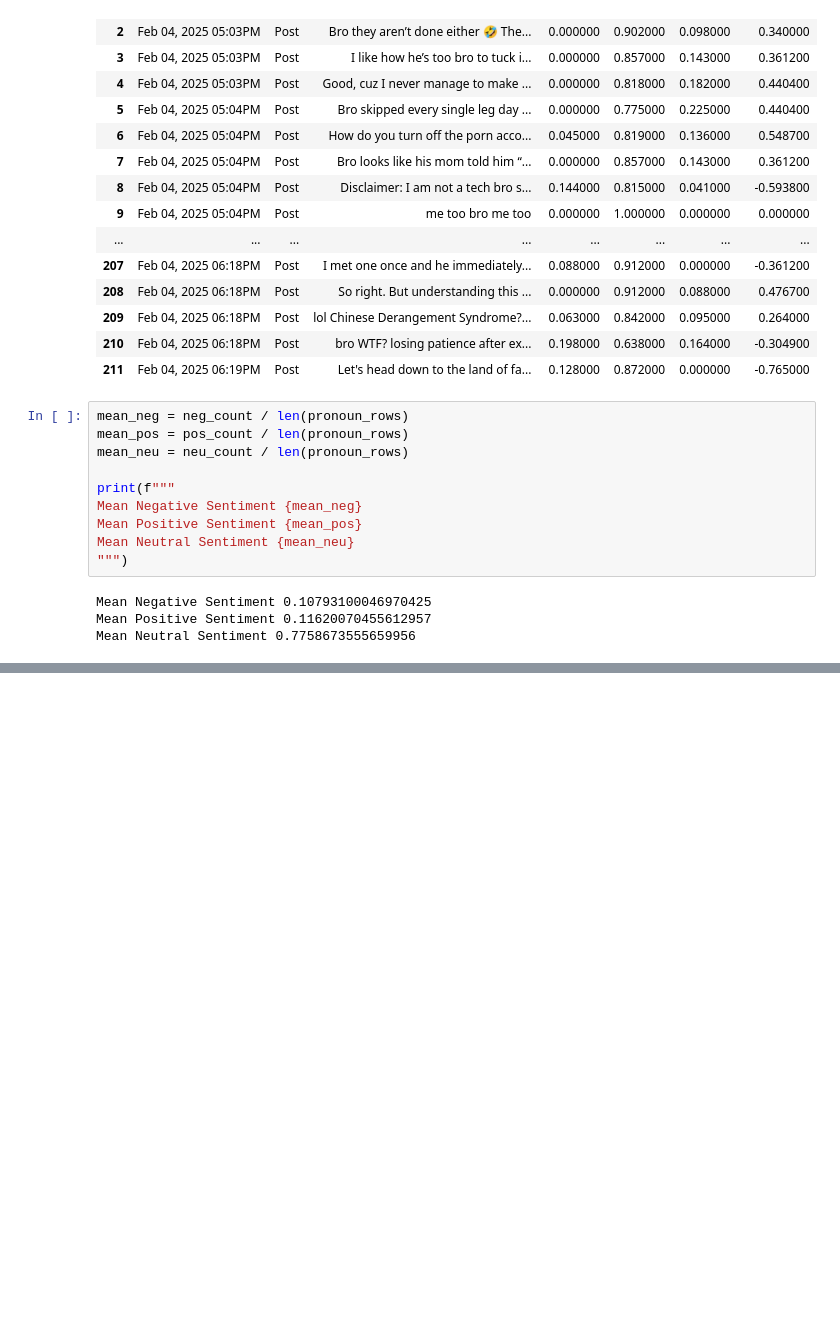
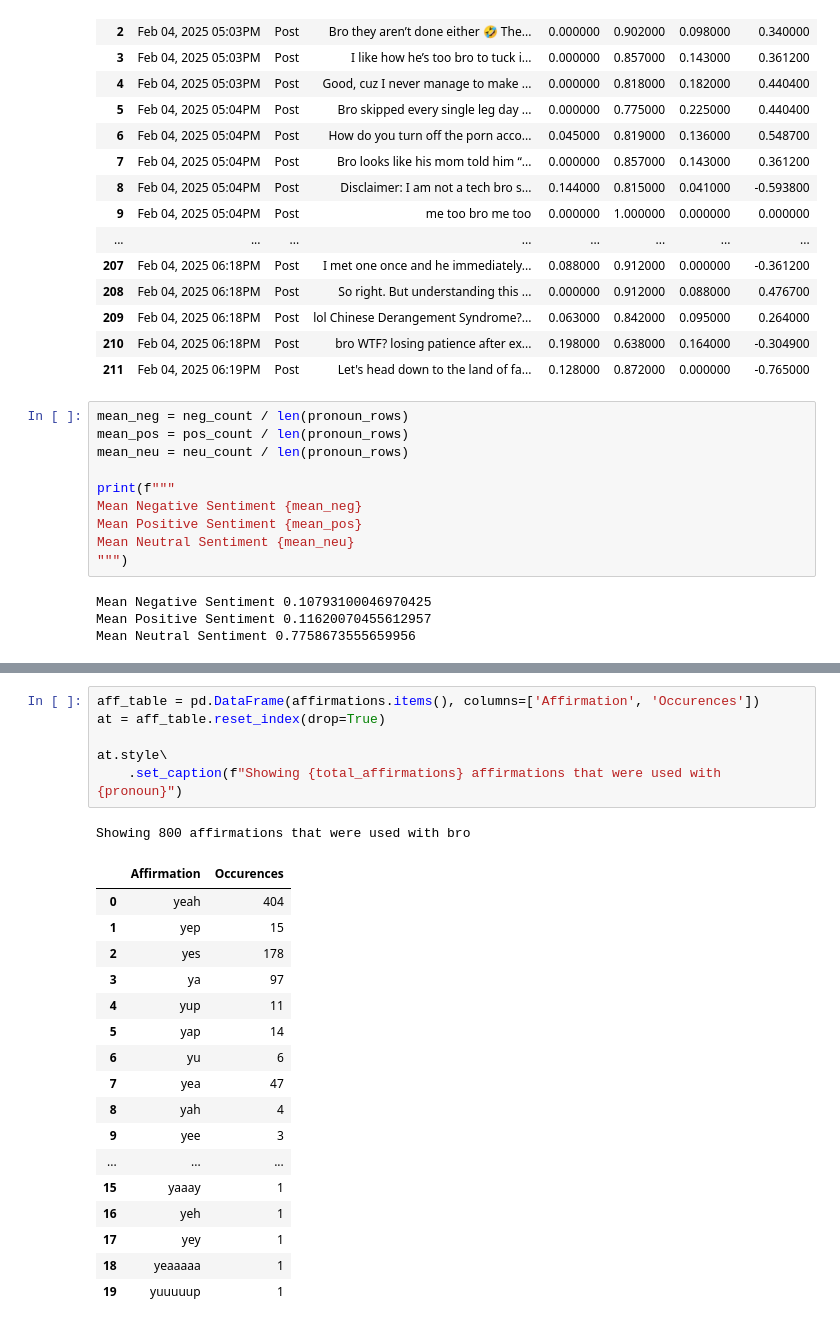
Before and after one commit to paceaux/social-pronouns, a Jupyter notebook: bro.ipynb, the cells around one changed output, grey strips where cells are left out. Saved outputs shown, nothing was run; the diff lists cells and outputs as text; blank space fills up the shorter version.

```diff
--- a/bro.ipynb
+++ b/bro.ipynb
@@ -181,0 +223,25 @@ Mean Neutral Sentiment 0.7758673555659956
+# %%
+aff_table = pd.DataFrame(affirmations.items(), columns=['Affirmation', 'Occurences'])
+at = aff_table.reset_index(drop=True)
+
+at.style\
+    .set_caption(f"Showing {total_affirmations} affirmations that were used with {pronoun}")
+# %% [output]
+Showing 800 affirmations that were used with bro
+|  | Affirmation | Occurences |
+| 0 | yeah | 404 |
+| 1 | yep | 15 |
+| 2 | yes | 178 |
+| 3 | ya | 97 |
+| 4 | yup | 11 |
+| 5 | yap | 14 |
+| 6 | yu | 6 |
+| 7 | yea | 47 |
+| 8 | yah | 4 |
+| 9 | yee | 3 |
+| ... | ... | ... |
+| 15 | yaaay | 1 |
+| 16 | yeh | 1 |
+| 17 | yey | 1 |
+| 18 | yeaaaaa | 1 |
+| 19 | yuuuuup | 1 |
```
Also changed, not shown: parts of 6 cells of this notebook, 2 other files.
